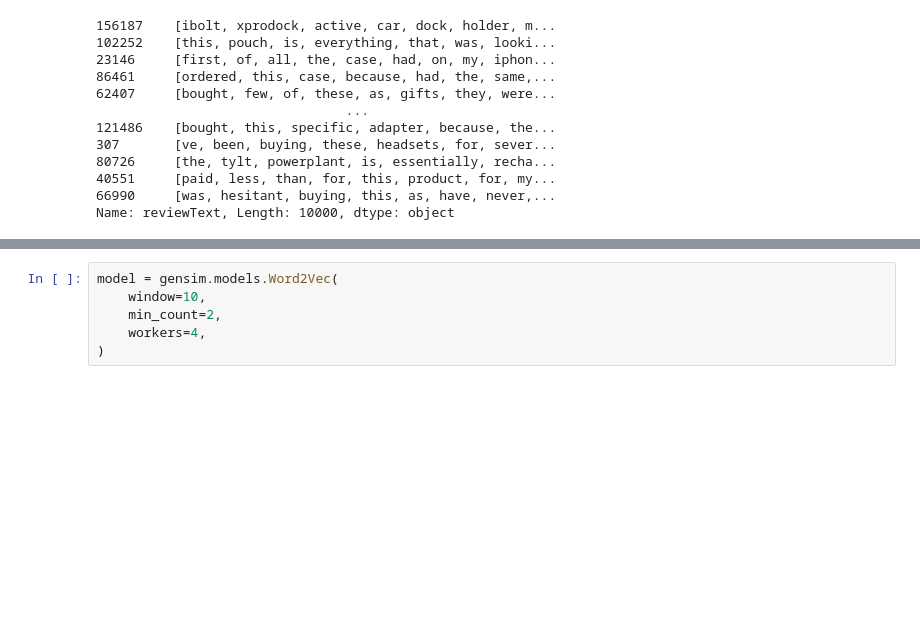
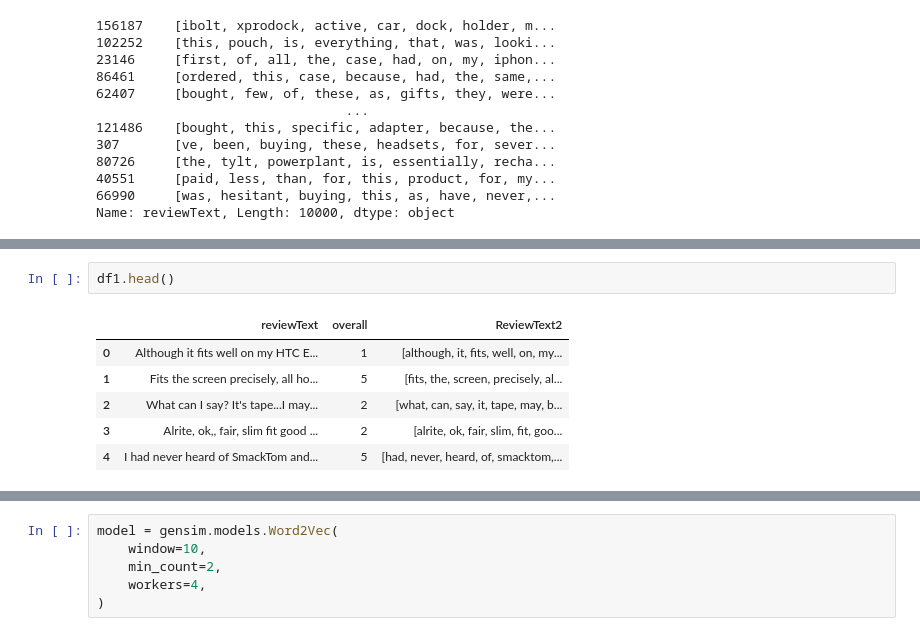
Before and after one commit to olinyoder2534/TensorflowPractice, a Jupyter notebook: ProductReview.ipynb, the cells around one changed output, grey strips where cells are left out. Cells and saved outputs as stored; diff of their text form; blank space fills up the shorter version.

```diff
--- a/ProductReview.ipynb
+++ b/ProductReview.ipynb
@@ -158,0 +250,9 @@ Name: reviewText, Length: 10000, dtype: object
+# %%
+df1.head()
+# %% [output]
+|  | reviewText | overall | ReviewText2 |
+| 0 | Although it fits well on my HTC E... | 1 | [although, it, fits, well, on, my... |
+| 1 | Fits the screen precisely, all ho... | 5 | [fits, the, screen, precisely, al... |
+| 2 | What can I say? It's tape...I may... | 2 | [what, can, say, it, tape, may, b... |
+| 3 | Alrite, ok,, fair, slim fit good ... | 2 | [alrite, ok, fair, slim, fit, goo... |
+| 4 | I had never heard of SmackTom and... | 5 | [had, never, heard, of, smacktom,... |
```
Also changed, not shown: parts of 101 cells of this notebook.
